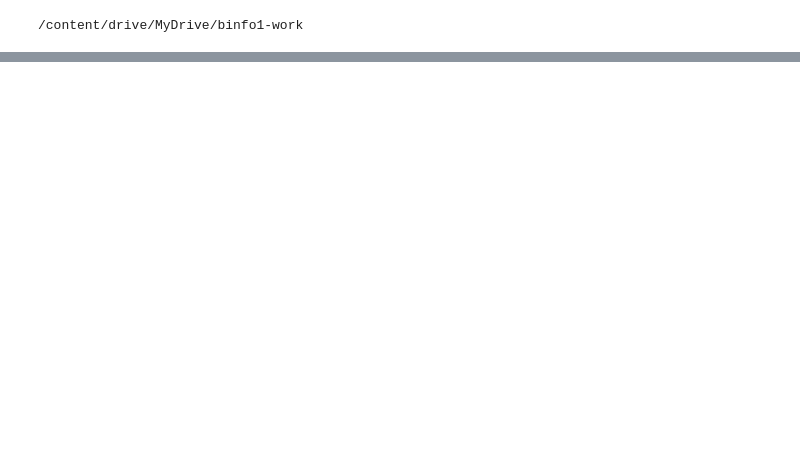
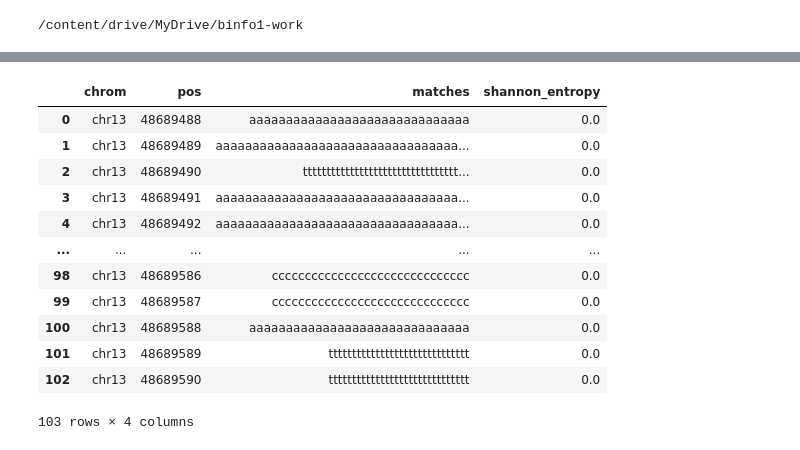
Before and after one commit to YUHYUNSEONG/YHS, a Jupyter notebook: bioinfoproject_YHS.ipynb, the cells around one changed output, grey strips where cells are left out. Saved outputs shown, nothing was run; the diff lists cells and outputs as text; code cells hidden in the pictures; blank space fills up the shorter version.

```diff
--- a/bioinfoproject_YHS.ipynb
+++ b/bioinfoproject_YHS.ipynb
@@ -185,0 +330,16 @@ KeyboardInterrupt: ignored
+# %%
+pileup[['chrom', 'pos', 'matches', 'shannon_entropy']]
+# %% [output]
+|  | chrom | pos | matches | shannon_entropy |
+| 0 | chr13 | 48689488 | aaaaaaaaaaaaaaaaaaaaaaaaaaaaaa | 0.0 |
+| 1 | chr13 | 48689489 | aaaaaaaaaaaaaaaaaaaaaaaaaaaaaaaaa... | 0.0 |
+| 2 | chr13 | 48689490 | ttttttttttttttttttttttttttttttttt... | 0.0 |
+| 3 | chr13 | 48689491 | aaaaaaaaaaaaaaaaaaaaaaaaaaaaaaaaa... | 0.0 |
+| 4 | chr13 | 48689492 | aaaaaaaaaaaaaaaaaaaaaaaaaaaaaaaaa... | 0.0 |
+| ... | ... | ... | ... | ... |
+| 98 | chr13 | 48689586 | cccccccccccccccccccccccccccccc | 0.0 |
+| 99 | chr13 | 48689587 | cccccccccccccccccccccccccccccc | 0.0 |
+| 100 | chr13 | 48689588 | aaaaaaaaaaaaaaaaaaaaaaaaaaaaaa | 0.0 |
+| 101 | chr13 | 48689589 | tttttttttttttttttttttttttttttt | 0.0 |
+| 102 | chr13 | 48689590 | tttttttttttttttttttttttttttttt | 0.0 |
+103 rows × 4 columns
```
Also changed, not shown: parts of 37 cells of this notebook.
